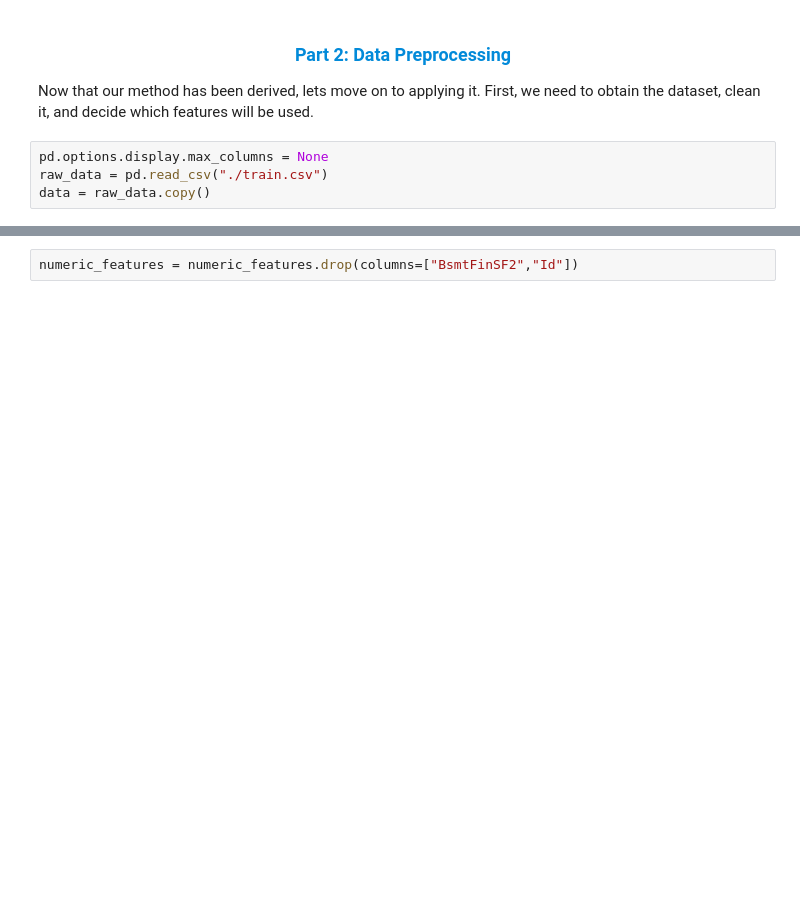
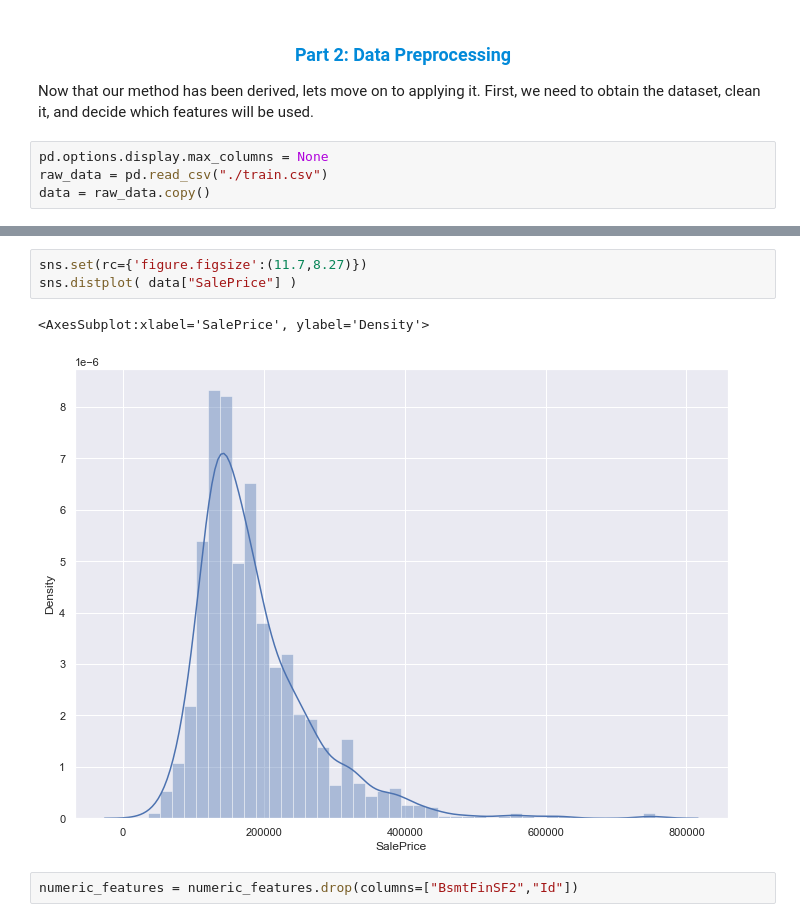
Before and after one commit to Jack-Klingenberg/NMRegression, a Jupyter notebook: Home_Price_Regression.ipynb, the cells around one changed output, grey strips where cells are left out. Saved outputs shown, nothing was run; the diff lists cells and outputs as text; blank space fills up the shorter version.

```diff
--- a/Home_Price_Regression.ipynb
+++ b/Home_Price_Regression.ipynb
@@ -144,2 +149,8 @@ for i,header in enumerate(numeric_features.columns):
+# %%
+sns.set(rc={'figure.figsize':(11.7,8.27)})
+sns.distplot( data["SalePrice"] )
+# %% [output]
+<AxesSubplot:xlabel='SalePrice', ylabel='Density'>
+[figure, added]
 # %%
 numeric_features = numeric_features.drop(columns=["BsmtFinSF2","Id"])
```
Also changed, not shown: parts of 16 cells of this notebook.
